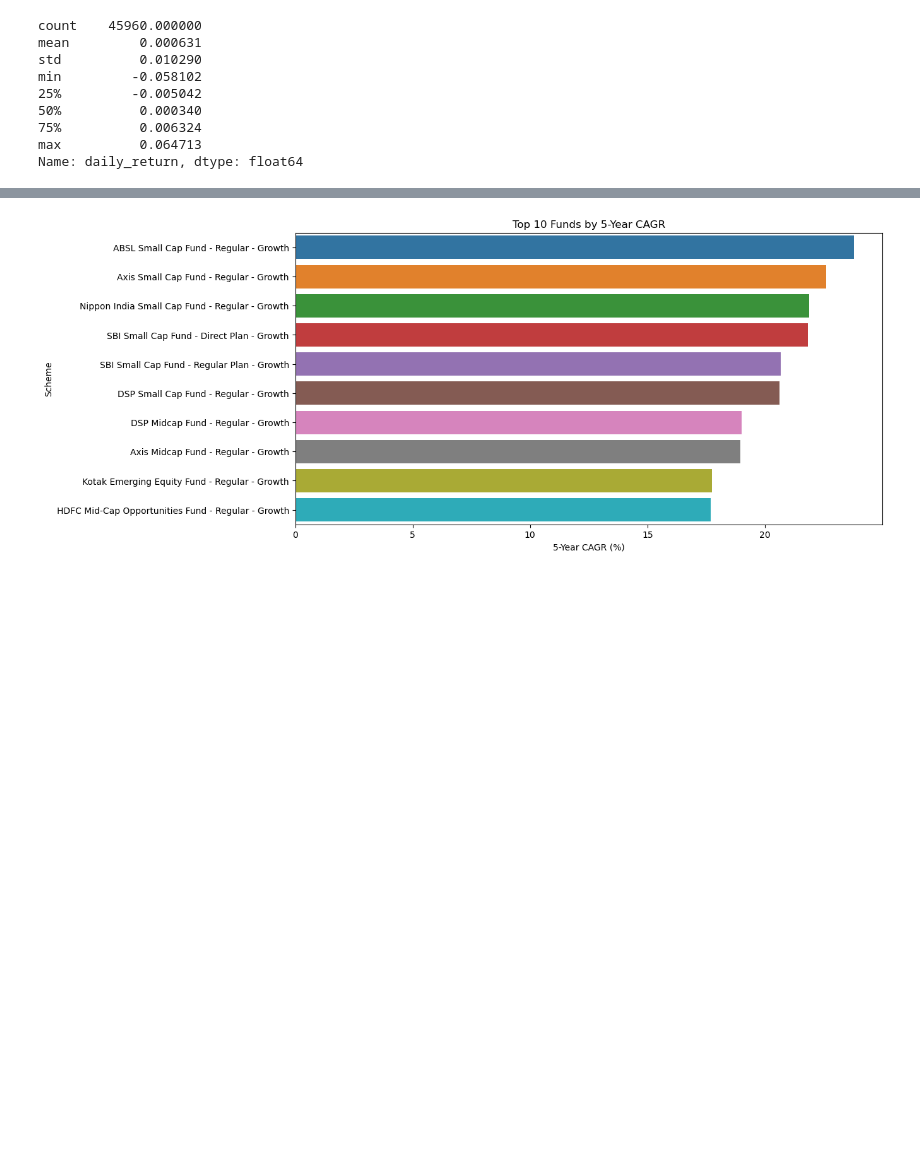
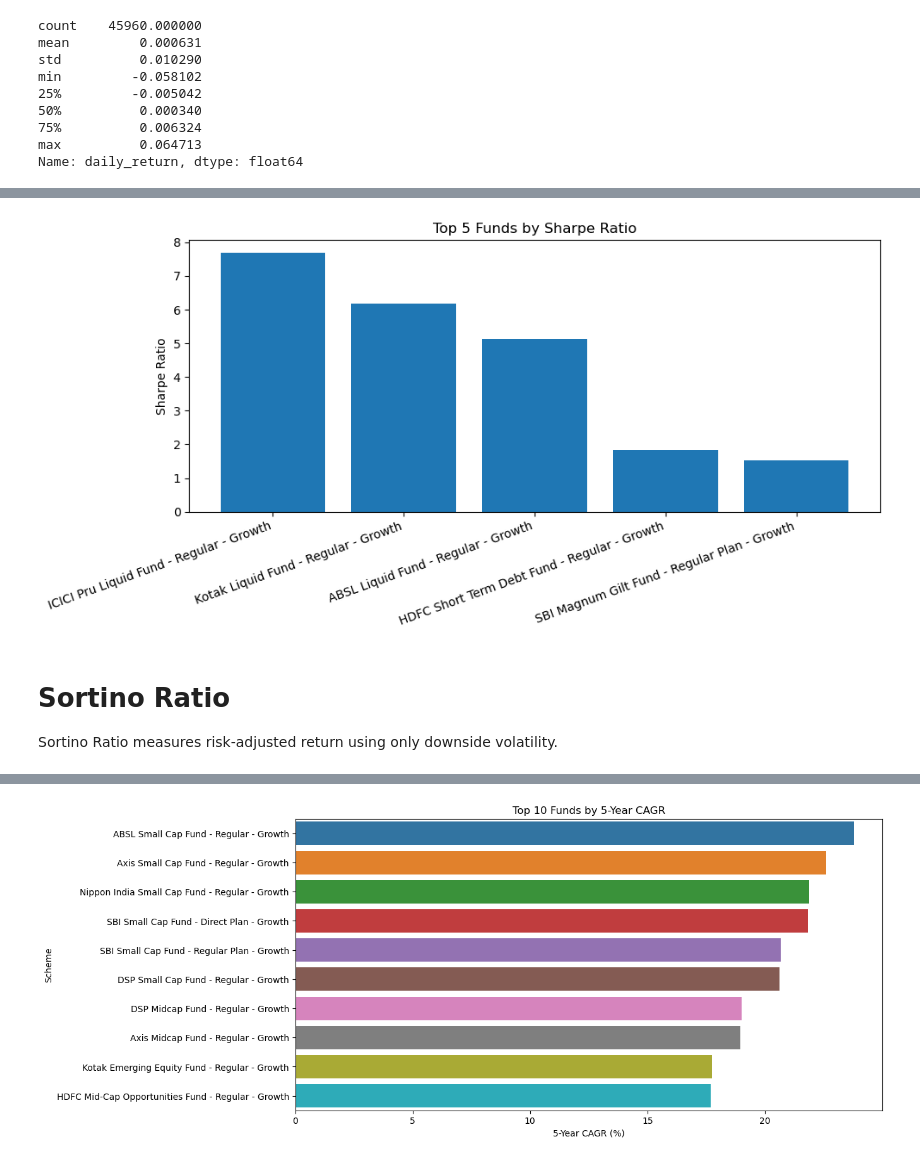
Before and after one commit to varshitha-0510/Mutual-Fund-Anlytics, a Jupyter notebook: notebooks/Performance_Analytics.ipynb, the cells around one changed output, grey strips where cells are left out. Drawn from its saved outputs; the diff is of its cells as text; code cells hidden in the pictures; blank space fills up the shorter version.

```diff
--- a/notebooks/Performance_Analytics.ipynb
+++ b/notebooks/Performance_Analytics.ipynb
@@ -152,0 +77,25 @@ CAGR table saved
+# %%
+top5 = sharpe.head(5)
+
+plt.figure(figsize=(10,5))
+
+plt.bar(
+    top5["scheme_name"],
+    top5["sharpe_ratio"]
+)
+
+plt.xticks(rotation=20, ha="right")
+plt.ylabel("Sharpe Ratio")
+plt.title("Top 5 Funds by Sharpe Ratio")
+
+plt.tight_layout()
+
+plt.savefig("../reports/sharpe_ranking.png", dpi=300, bbox_inches="tight")
+
+plt.show()
+# %% [output]
+[figure, added]
+# %% [markdown]
+# Sortino Ratio
+
+Sortino Ratio measures risk-adjusted return using only downside volatility.
```
Also changed, not shown: parts of 80 cells of this notebook, 21 other files.
